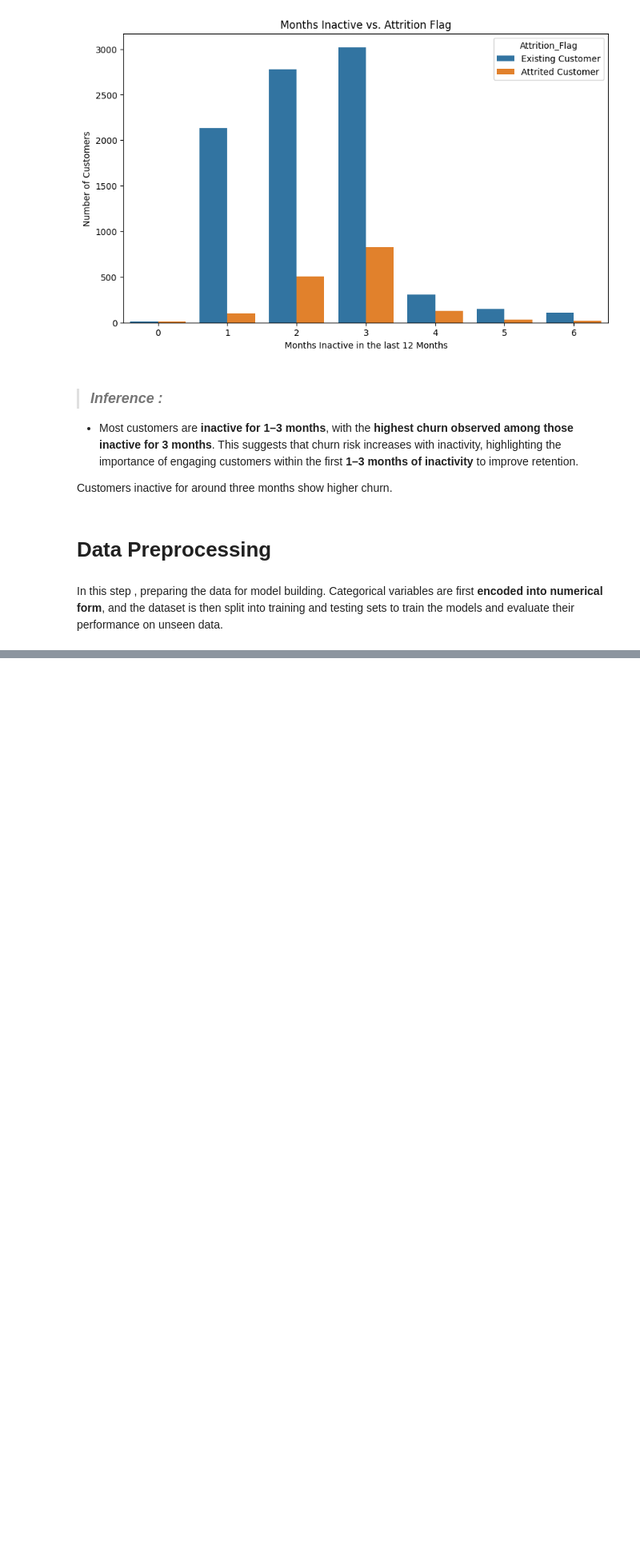
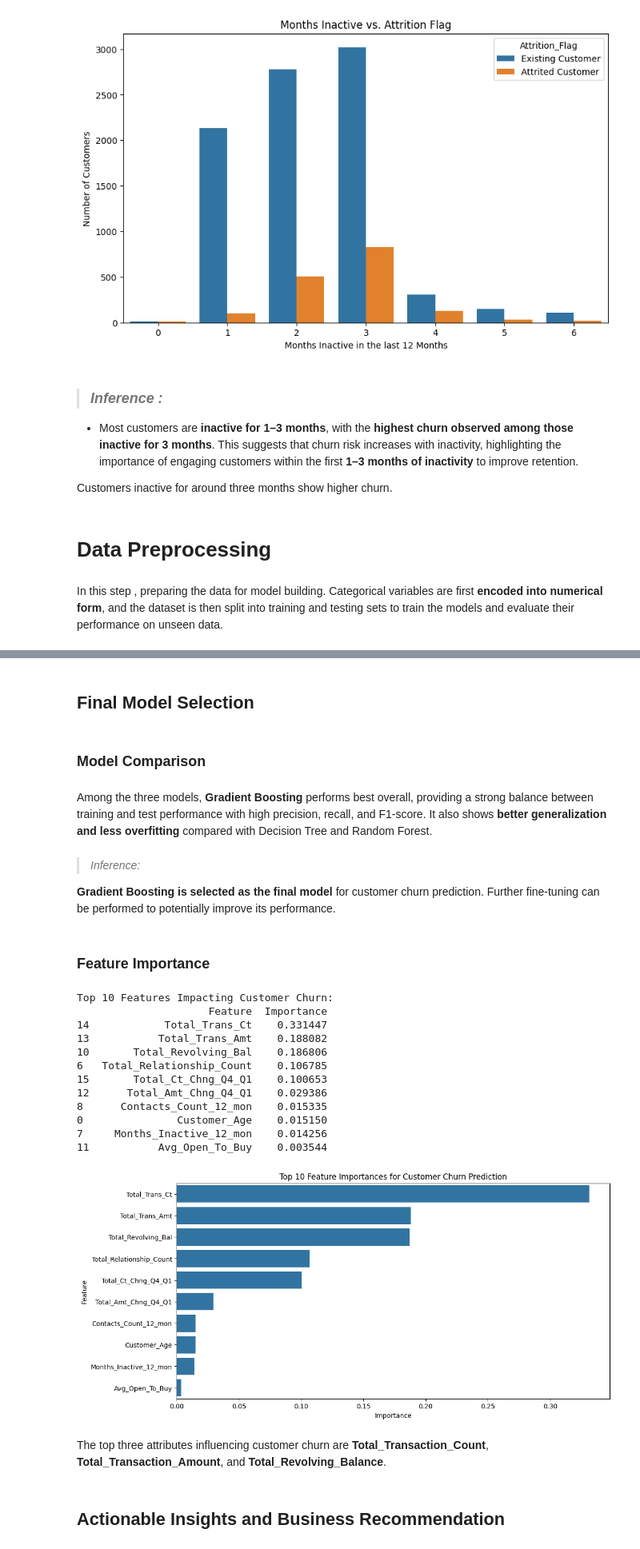
Before and after one commit to SRISWATHIKAS/Churn_Prediction_ML, a Jupyter notebook: ML_Churn_Prediction.ipynb, the cells around one changed output, grey strips where cells are left out. Shown at 80% size. Saved outputs shown, nothing was run; the diff lists cells and outputs as text; code cells hidden in the pictures; blank space fills up the shorter version.

```diff
--- a/ML_Churn_Prediction.ipynb
+++ b/ML_Churn_Prediction.ipynb
@@ -448,0 +512,16 @@ In this step , preparing the data for model building. Categorical variables are
+# %%
+
+# Define the target variable (y) and the features (X)
+y = data['Attrition_Flag']
+X = data.drop('Attrition_Flag', axis=1)
+
+# Split the data into training and testing sets, stratifying by the target variable
+X_train, X_test, y_train, y_test = train_test_split(
+    X, y, test_size=0.3, random_state=42, stratify=y
+)
+
+# Print the shapes of the resulting sets to verify the split
+print("X_train shape:", X_train.shape)
+print("X_test shape:", X_test.shape)
+print("y_train shape:", y_train.shape)
+print("y_test shape:", y_test.shape)
@@ -448,0 +736,51 @@ In this step , preparing the data for model building. Categorical variables are
+# %% [markdown]
+## Final Model Selection
+# %% [markdown]
+### Model Comparison
+# %% [markdown]
+Among the three models, **Gradient Boosting** performs best overall, providing a strong balance between training and test performance with high precision, recall, and F1-score. It also shows **better generalization and less overfitting** compared with Decision Tree and Random Forest.
+# %% [markdown]
+> *Inference:*
+
+**Gradient Boosting is selected as the final model** for customer churn prediction. Further fine-tuning can be performed to potentially improve its performance.
+# %% [markdown]
+### Feature Importance
+# %%
+# Get feature importances from the trained Gradient Boosting model
+feature_importances = gb_model.feature_importances_
+
+# Create a DataFrame to store feature names and their importances
+feature_importance_df = pd.DataFrame({'Feature': X_train.columns, 'Importance': feature_importances})
+
+# Sort the DataFrame by importance in descending order
+feature_importance_df = feature_importance_df.sort_values('Importance', ascending=False)
+
+# Print the top 10 features that most significantly impact customer churn
+print("Top 10 Features Impacting Customer Churn:")
+print(feature_importance_df.head(10))
+
+# You can visualize the feature importances using a bar plot
+plt.figure(figsize=(12, 6))
+sns.barplot(x='Importance', y='Feature', data=feature_importance_df.head(10))
+plt.title('Top 10 Feature Importances for Customer Churn Prediction')
+plt.xlabel('Importance')
+plt.ylabel('Feature')
+plt.show()
+# %% [output]
+Top 10 Features Impacting Customer Churn:
+                     Feature  Importance
+14            Total_Trans_Ct    0.331447
+13           Total_Trans_Amt    0.188082
+10       Total_Revolving_Bal    0.186806
+6   Total_Relationship_Count    0.106785
+15       Total_Ct_Chng_Q4_Q1    0.100653
+12      Total_Amt_Chng_Q4_Q1    0.029386
+8      Contacts_Count_12_mon    0.015335
+0               Customer_Age    0.015150
+7     Months_Inactive_12_mon    0.014256
+11           Avg_Open_To_Buy    0.003544
+[figure, added]
+# %% [markdown]
+The top three attributes influencing customer churn are **Total_Transaction_Count**, **Total_Transaction_Amount**, and **Total_Revolving_Balance**.
+# %% [markdown]
+## Actionable Insights and Business Recommendation
```
Also changed, not shown: parts of 38 cells of this notebook.
